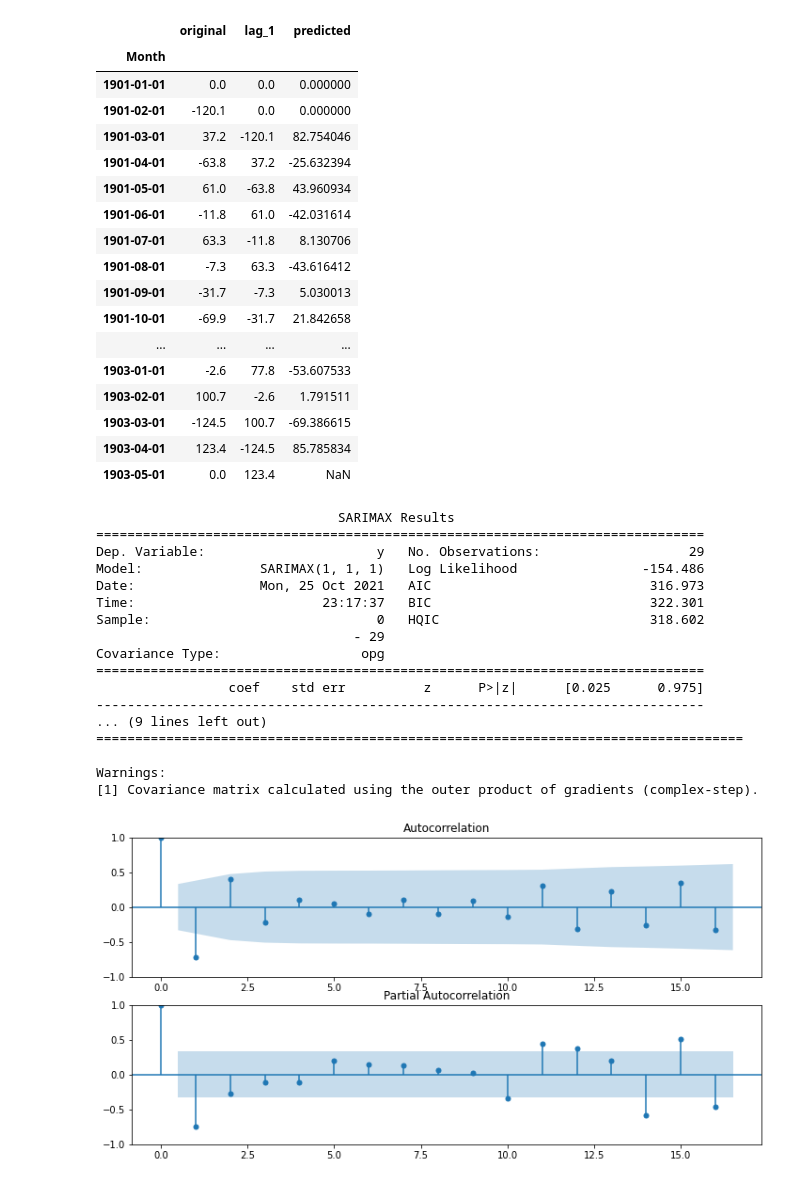
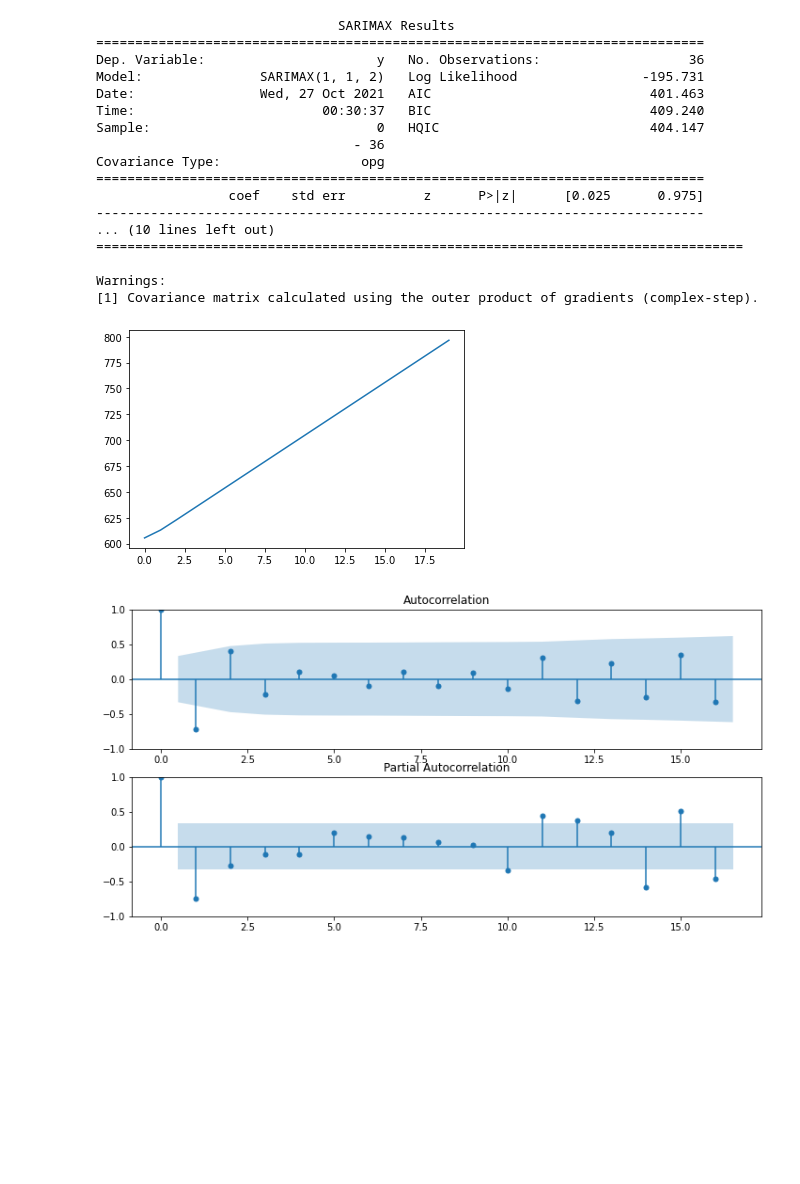
Before and after one commit to matt-juan23/time-series-forecasting, a Jupyter notebook: ARIMA.ipynb, the cells around one changed output. Cells and saved outputs as stored; diff of their text form; code cells hidden in the pictures; blank space fills up the shorter version.

```diff
--- a/ARIMA.ipynb
+++ b/ARIMA.ipynb
@@ -432,46 +242,39 @@ Mean squared error: 0
-# %%
-ar
-# %% [output]
-|  | original | lag_1 | predicted |
-| Month |  |  |  |
-| 1901-01-01 | 0.0 | 0.0 | 0.000000 |
-| 1901-02-01 | -120.1 | 0.0 | 0.000000 |
-| 1901-03-01 | 37.2 | -120.1 | 82.754046 |
-| 1901-04-01 | -63.8 | 37.2 | -25.632394 |
-| 1901-05-01 | 61.0 | -63.8 | 43.960934 |
-| 1901-06-01 | -11.8 | 61.0 | -42.031614 |
-| 1901-07-01 | 63.3 | -11.8 | 8.130706 |
-| 1901-08-01 | -7.3 | 63.3 | -43.616412 |
-| 1901-09-01 | -31.7 | -7.3 | 5.030013 |
-| 1901-10-01 | -69.9 | -31.7 | 21.842658 |
-| ... | ... | ... | ... |
-| 1903-01-01 | -2.6 | 77.8 | -53.607533 |
-| 1903-02-01 | 100.7 | -2.6 | 1.791511 |
-| 1903-03-01 | -124.5 | 100.7 | -69.386615 |
-| 1903-04-01 | 123.4 | -124.5 | 85.785834 |
-| 1903-05-01 | 0.0 | 123.4 | NaN |
-# %%
-from pmdarima.arima import auto_arima
-mod = auto_arima(data.iloc[:29].values)
-print(mod.summary())
-# %% [output]
-                               SARIMAX Results
-==============================================================================
-Dep. Variable:                      y   No. Observations:                   29
-Model:               SARIMAX(1, 1, 1)   Log Likelihood                -154.486
-Date:                Mon, 25 Oct 2021   AIC                            316.973
-Time:                        23:17:37   BIC                            322.301
-Sample:                             0   HQIC                           318.602
-                                 - 29
-Covariance Type:                  opg
-==============================================================================
-                 coef    std err          z      P>|z|      [0.025      0.975]
-------------------------------------------------------------------------------
-... (9 lines left out)
-===================================================================================
-
-Warnings:
-[1] Covariance matrix calculated using the outer product of gradients (complex-step).
+# %%
+from pmdarima.arima import auto_arima
+mod = auto_arima(data)
+print(mod.summary())
+fitted = mod.fit(data)
+df = pd.DataFrame()
+df["original"] = data.Sales
+# df["original"] = first
+df["predicted"] = predicted
+# df[["original", "predicted"]].plot()
+# print("Mean squared error:", mean_squared_error(df["original"], df["predicted"]))
+forecast = fitted.predict(20)
+# print(forecast)
+# plt.plot(df["original"])
+# plt.plot(df["predicted"])
+plt.plot(forecast)
+plt.show()
+# %% [output]
+                               SARIMAX Results
+==============================================================================
+Dep. Variable:                      y   No. Observations:                   36
+Model:               SARIMAX(1, 1, 2)   Log Likelihood                -195.731
+Date:                Wed, 27 Oct 2021   AIC                            401.463
+Time:                        00:30:37   BIC                            409.240
+Sample:                             0   HQIC                           404.147
+                                 - 36
+Covariance Type:                  opg
+==============================================================================
+                 coef    std err          z      P>|z|      [0.025      0.975]
+------------------------------------------------------------------------------
+... (10 lines left out)
+===================================================================================
+
+Warnings:
+[1] Covariance matrix calculated using the outer product of gradients (complex-step).
+[figure, added]
 # %%
 fig, ax = plt.subplots(2, figsize=(12,6))
 ax[0] = plot_acf(first.dropna(), ax=ax[0], lags=16)
```
Also changed, not shown: parts of 5 cells of this notebook, 3 other files.
